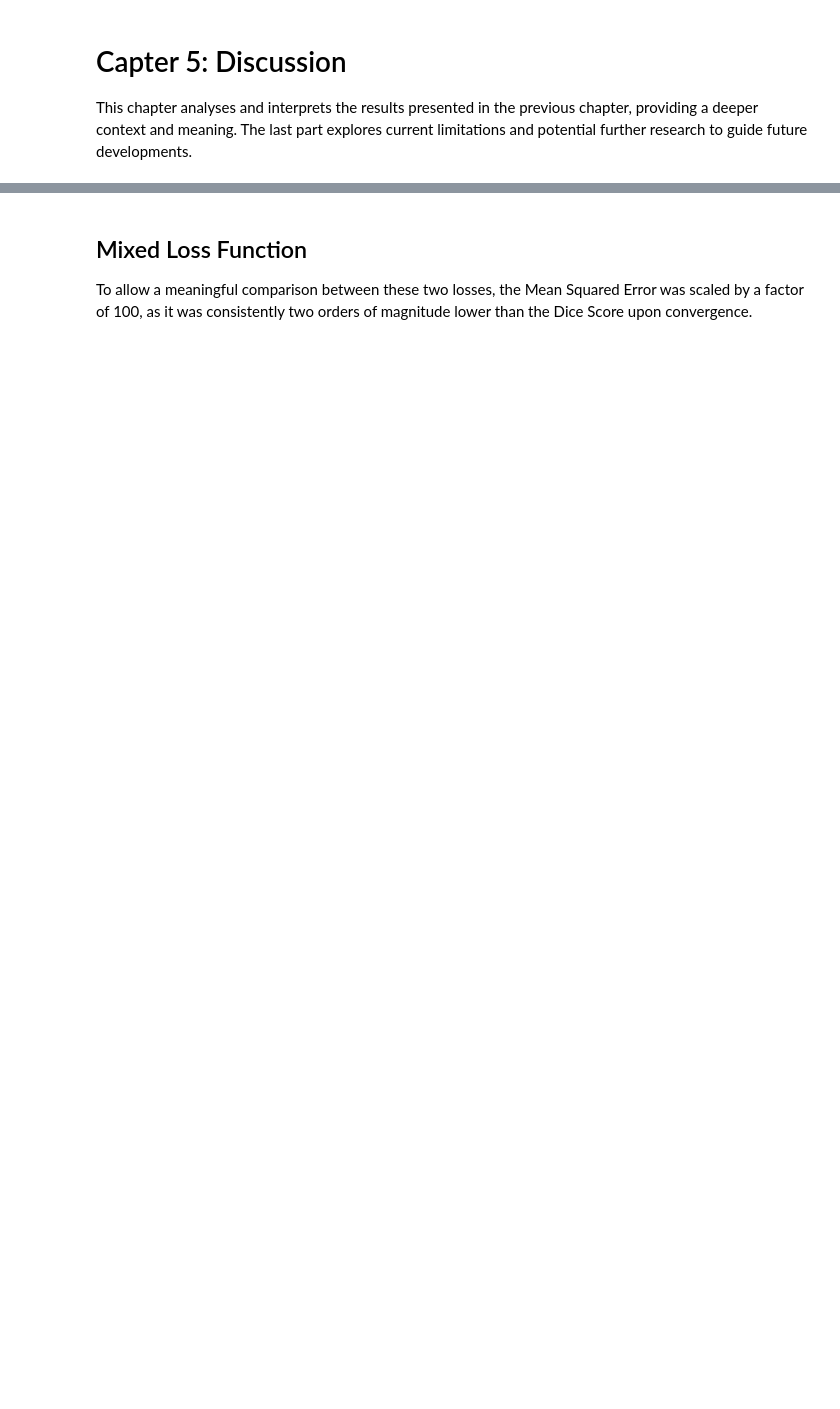
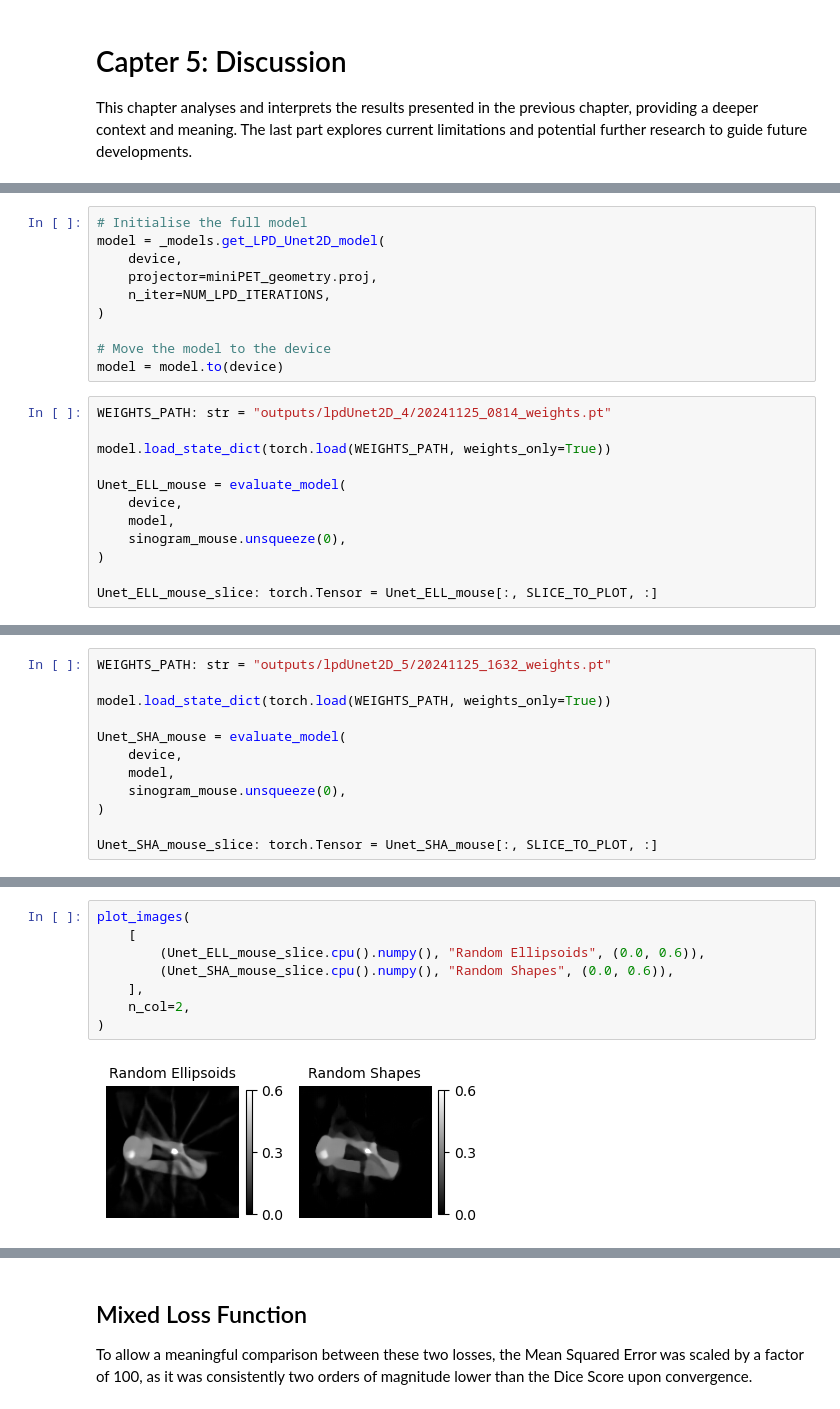
Before and after one commit to binarypillow/HL205X-2024, a Jupyter notebook: 5-chapter_discussion.ipynb, the cells around one changed output, grey strips where cells are left out. Drawn from its saved outputs; the diff is of its cells as text; blank space fills up the shorter version.

Commit message:
Add missing Figures

```diff
--- a/5-chapter_discussion.ipynb
+++ b/5-chapter_discussion.ipynb
@@ -4,0 +93,22 @@ This chapter analyses and interprets the results presented in the previous chapt
+# %%
+# Initialise the full model
+model = _models.get_LPD_Unet2D_model(
+    device,
+    projector=miniPET_geometry.proj,
+    n_iter=NUM_LPD_ITERATIONS,
+)
+
+# Move the model to the device
+model = model.to(device)
+# %%
+WEIGHTS_PATH: str = "outputs/lpdUnet2D_4/20241125_0814_weights.pt"
+
+model.load_state_dict(torch.load(WEIGHTS_PATH, weights_only=True))
+
+Unet_ELL_mouse = evaluate_model(
+    device,
+    model,
+    sinogram_mouse.unsqueeze(0),
+)
+
+Unet_ELL_mouse_slice: torch.Tensor = Unet_ELL_mouse[:, SLICE_TO_PLOT, :]
@@ -4,0 +117,12 @@ This chapter analyses and interprets the results presented in the previous chapt
+# %%
+WEIGHTS_PATH: str = "outputs/lpdUnet2D_5/20241125_1632_weights.pt"
+
+model.load_state_dict(torch.load(WEIGHTS_PATH, weights_only=True))
+
+Unet_SHA_mouse = evaluate_model(
+    device,
+    model,
+    sinogram_mouse.unsqueeze(0),
+)
+
+Unet_SHA_mouse_slice: torch.Tensor = Unet_SHA_mouse[:, SLICE_TO_PLOT, :]
@@ -4,0 +145,10 @@ This chapter analyses and interprets the results presented in the previous chapt
+# %%
+plot_images(
+    [
+        (Unet_ELL_mouse_slice.cpu().numpy(), "Random Ellipsoids", (0.0, 0.6)),
+        (Unet_SHA_mouse_slice.cpu().numpy(), "Random Shapes", (0.0, 0.6)),
+    ],
+    n_col=2,
+)
+# %% [output]
+[figure, added]
```
Also changed, not shown: parts of 15 cells of this notebook.
